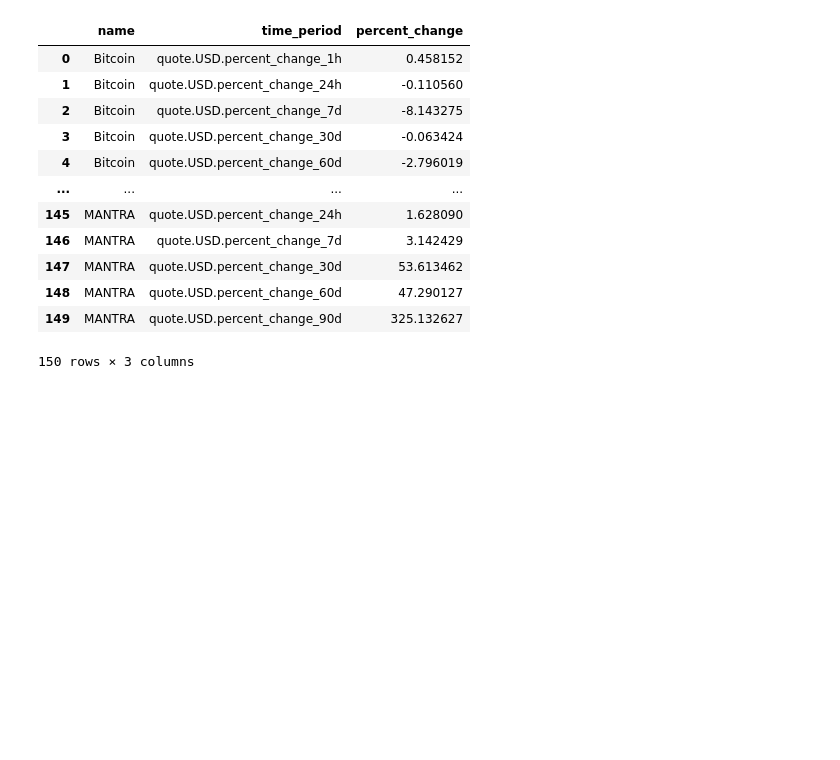
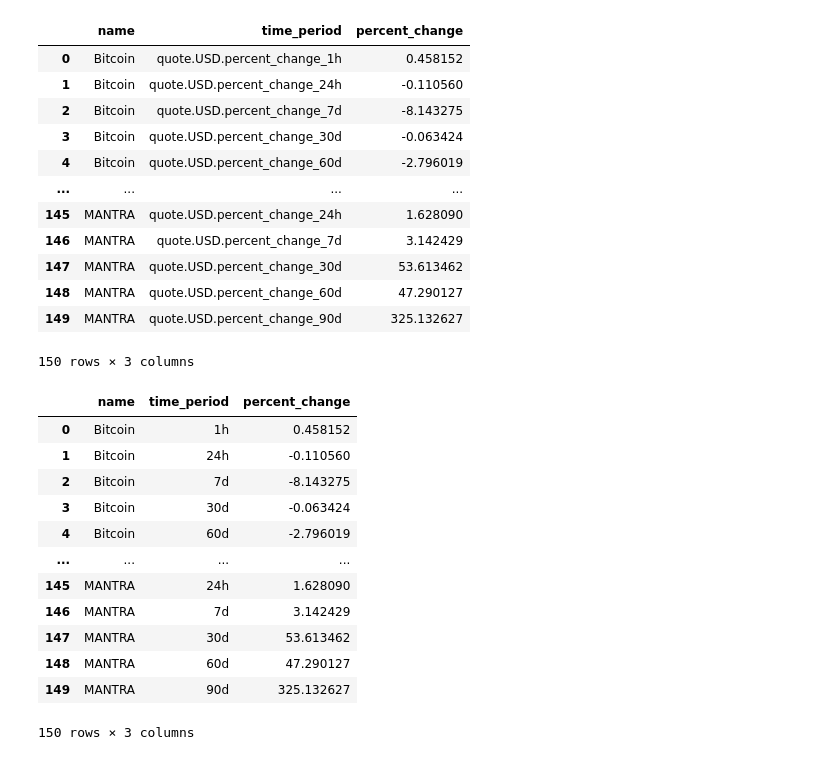
Before and after one commit to NishivSingh/Crypto-Website-API-Pull, a Jupyter notebook: api.ipynb, the cells around one changed output. Drawn from its saved outputs; the diff is of its cells as text; code cells hidden in the pictures; blank space fills up the shorter version.

```diff
--- a/api.ipynb
+++ b/api.ipynb
@@ -198,0 +201,16 @@ stacked_data
+# %%
+stacked_data
+# %% [output]
+|  | name | time_period | percent_change |
+| 0 | Bitcoin | 1h | 0.458152 |
+| 1 | Bitcoin | 24h | -0.110560 |
+| 2 | Bitcoin | 7d | -8.143275 |
+| 3 | Bitcoin | 30d | -0.063424 |
+| 4 | Bitcoin | 60d | -2.796019 |
+| ... | ... | ... | ... |
+| 145 | MANTRA | 24h | 1.628090 |
+| 146 | MANTRA | 7d | 3.142429 |
+| 147 | MANTRA | 30d | 53.613462 |
+| 148 | MANTRA | 60d | 47.290127 |
+| 149 | MANTRA | 90d | 325.132627 |
+150 rows × 3 columns
```
Also changed, not shown: parts of 4 cells of this notebook.
